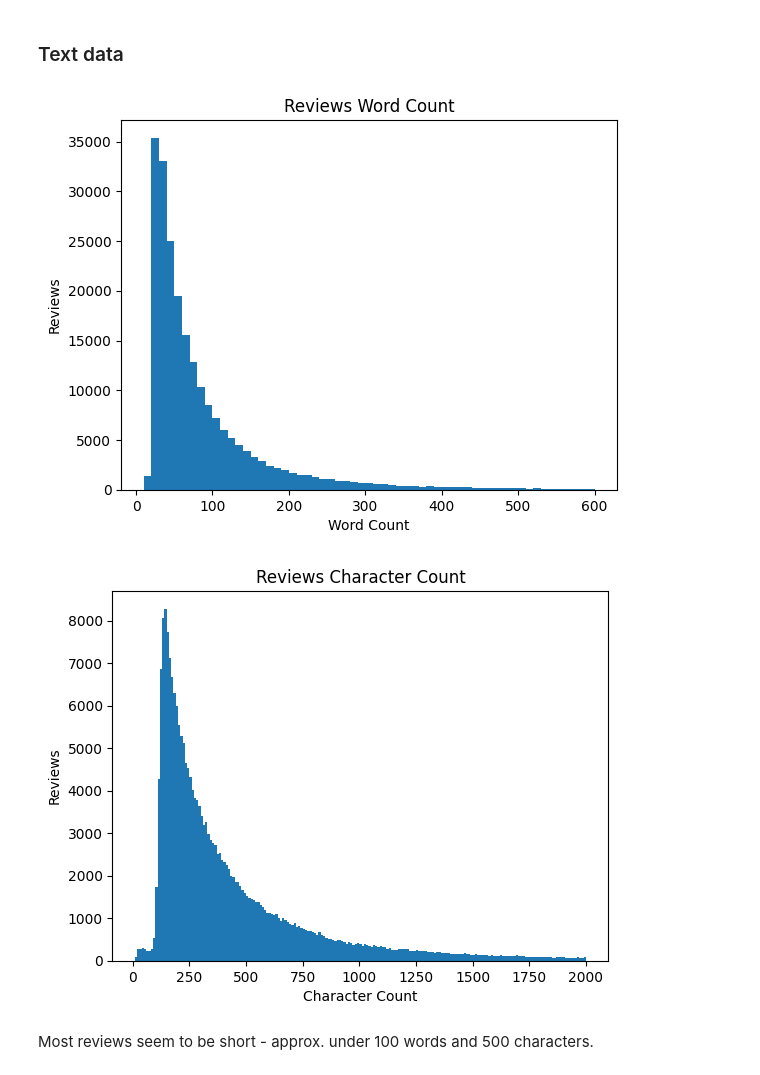
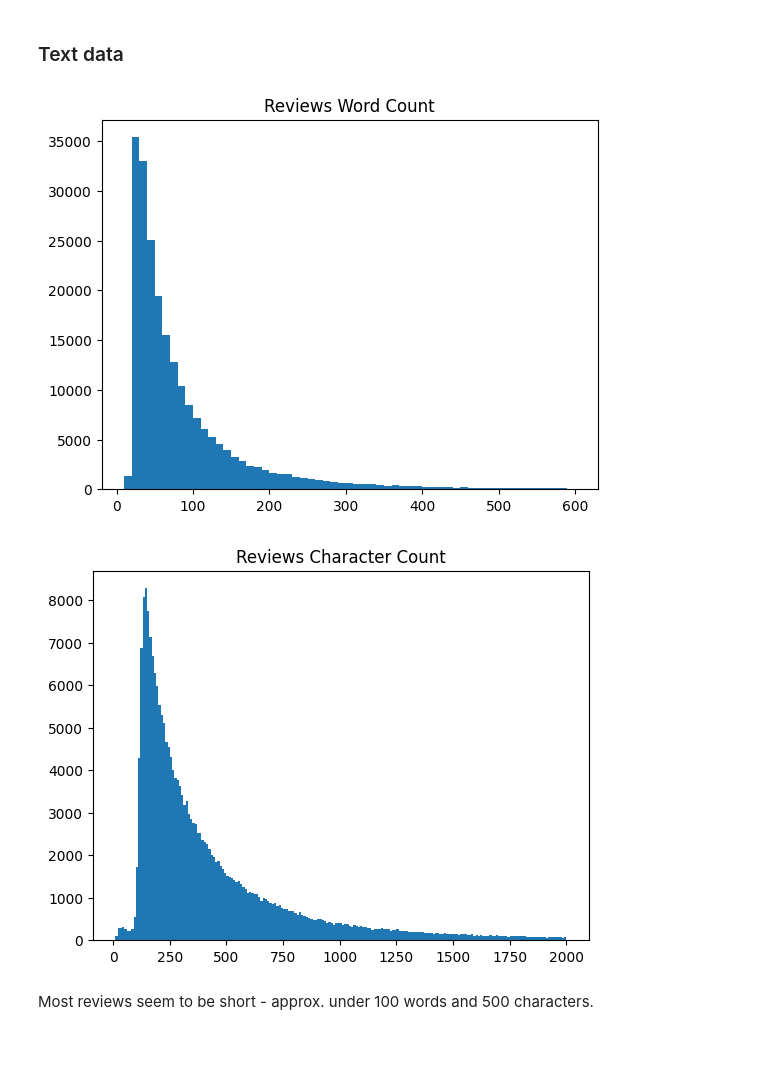
Before and after one commit to psychoanalyzing-twitter/amazon-review-analysis, a Jupyter notebook: cw2.ipynb, the cells around one changed output. Saved outputs shown, nothing was run; the diff lists cells and outputs as text; code cells hidden in the pictures; blank space fills up the shorter version.

```diff
--- a/cw2.ipynb
+++ b/cw2.ipynb
@@ -95,23 +102,19 @@ A box plot is extremely helpful as it can help us detect any outliers. Here, the
 train['Word Count'] = [len(i.split()) for i in list(train['Review'])]
 
 plt.hist(train['Word Count'], bins = range(10, 601, 10))
-plt.xlabel("Word Count")
-plt.ylabel("Reviews")
 plt.title("Reviews Word Count")
 plt.show()
 # %% [output]
-[figure, old version]
+[figure, new version]
 # %%
 # checking character count
 train['Character Count'] = [len(i) for i in list(train['Review'])]
 
 plt.hist(train['Character Count'], bins = range(10, 2001, 10))
-plt.xlabel("Character Count")
-plt.ylabel("Reviews")
 plt.title("Reviews Character Count")
 plt.show()
 # %% [output]
-[figure, old version]
+[figure, new version]
 # %% [markdown]
 Most reviews seem to be short - approx. under 100 words and 500 characters.
 # %% [markdown]
```
Also changed, not shown: parts of 4 cells of this notebook.
